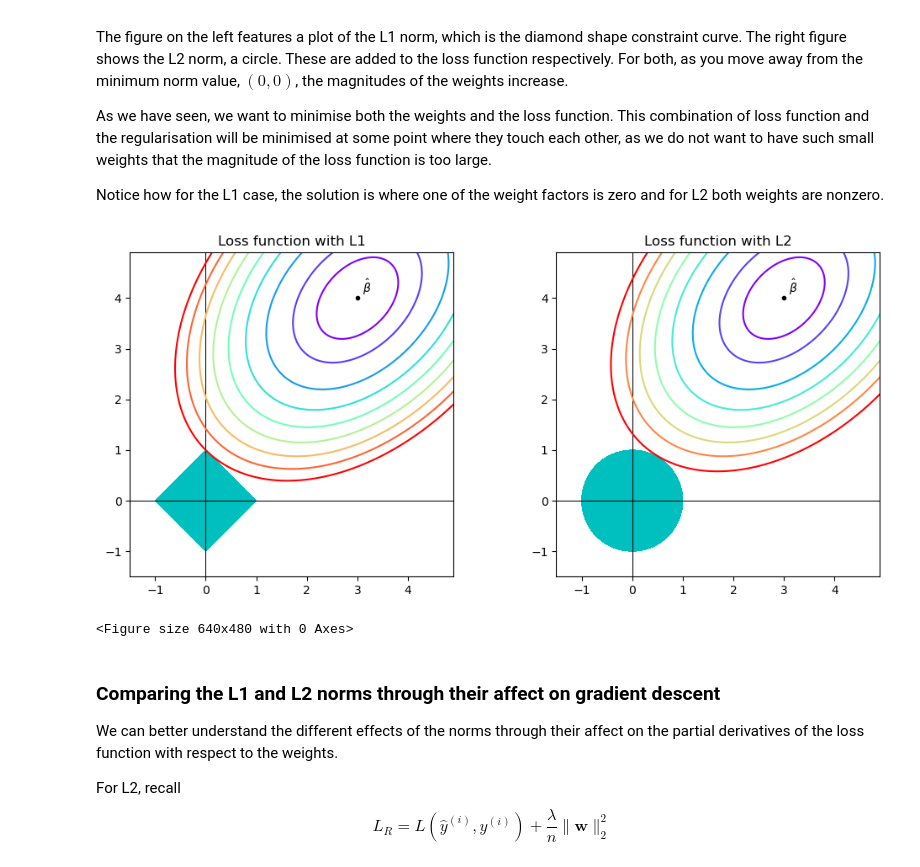
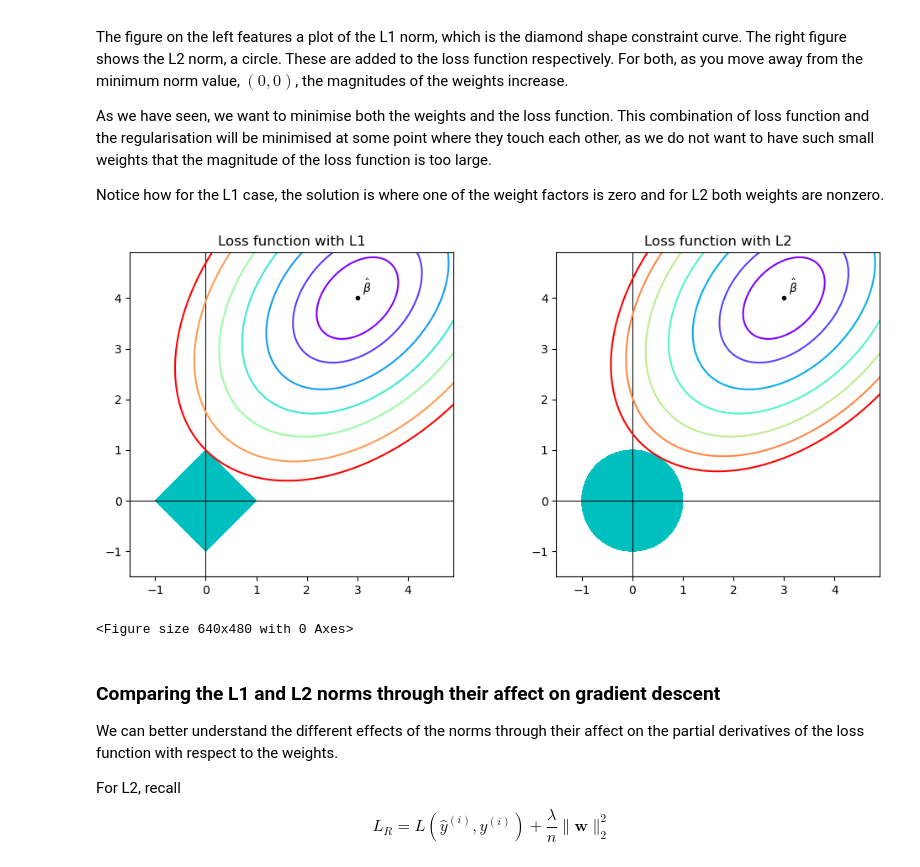
Before and after one commit to DoctorDalek1963/ma124-group-project, a Jupyter notebook: Machine_Learning_Project.ipynb, the cells around one changed output. Drawn from its saved outputs; the diff is of its cells as text; code cells hidden in the pictures.

Commit message:
Adjust levels of L1/L2 contour plots to make them less visually busy

```diff
--- a/Machine_Learning_Project.ipynb
+++ b/Machine_Learning_Project.ipynb
@@ -718,36 +718,36 @@ def plot_l1_l2_contour_plot():
         1,
         2,
         subplot_kw={
             "aspect": 1,
             "xlim": plt_bounds,
             "ylim": plt_bounds,
         }
     )
     fig.set_size_inches(12, 5)
 
     for ax in (l1_ax, l2_ax):
         ax.axhline(0, color='k', lw=0.75)
         ax.axvline(0, color='k', lw=0.75)
 
         ax.plot(*centre, '.k')
         ax.annotate(r"$\hat{\beta}$", centre, xytext=(centre[0] + 0.1, centre[1] + 0.1))
 
     l1_ax.set_title("Loss function with L1")
     l2_ax.set_title("Loss function with L2")
 
     l1_ax.contourf(xx, yy, l1, levels=[0, 1], colors="c")
     l2_ax.contourf(xx, yy, l2, levels=[0, 1], colors="c")
 
-    l1_ax.contour(xx, yy, loss_func, cmap="rainbow", levels=[0.1, 0.25, 0.5, 0.75, 1, 1.25, 1.5, 1.75, 2])
-    l2_ax.contour(xx, yy, loss_func, cmap="rainbow", levels=[0.1, 0.25, 0.5, 0.75, 1, 1.25, 1.5, 1.8])
+    l1_ax.contour(xx, yy, loss_func, cmap="rainbow", levels=[0.1, 0.25, 0.5, 0.8, 1.15, 1.6, 2])
+    l2_ax.contour(xx, yy, loss_func, cmap="rainbow", levels=[0.1, 0.25, 0.5, 0.8, 1.15, 1.5, 1.8])
 
     plt.show()
     plt.clf()
 
 
 plot_l1_l2_contour_plot()
 # %% [output]
-[figure, old version]
+[figure, new version]
 <Figure size 640x480 with 0 Axes>
 # %% [markdown]
 ### Comparing the L1 and L2 norms through their affect on gradient descent
```
